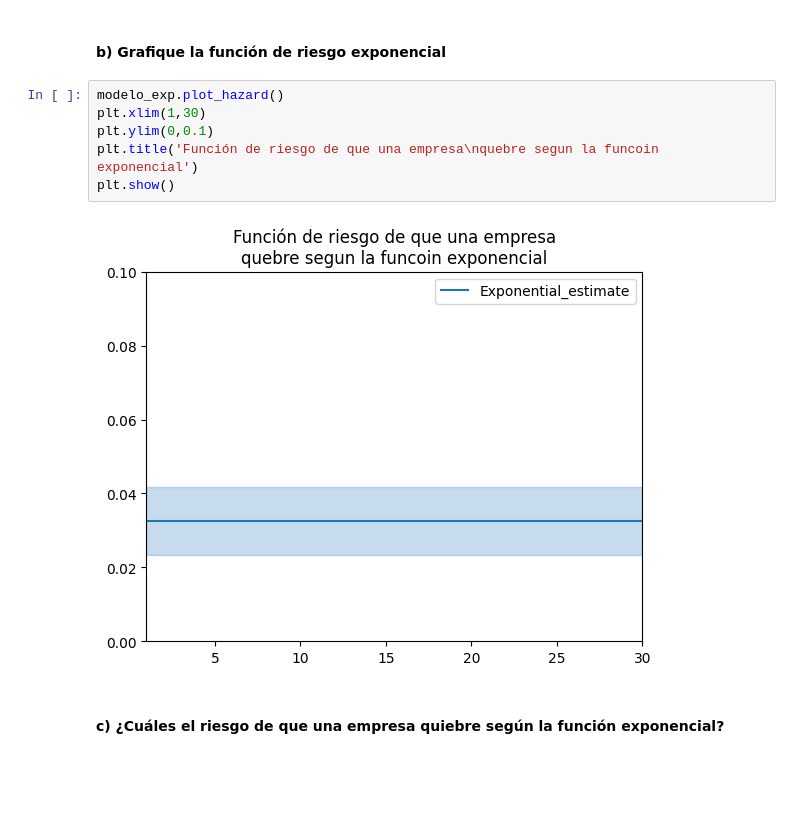
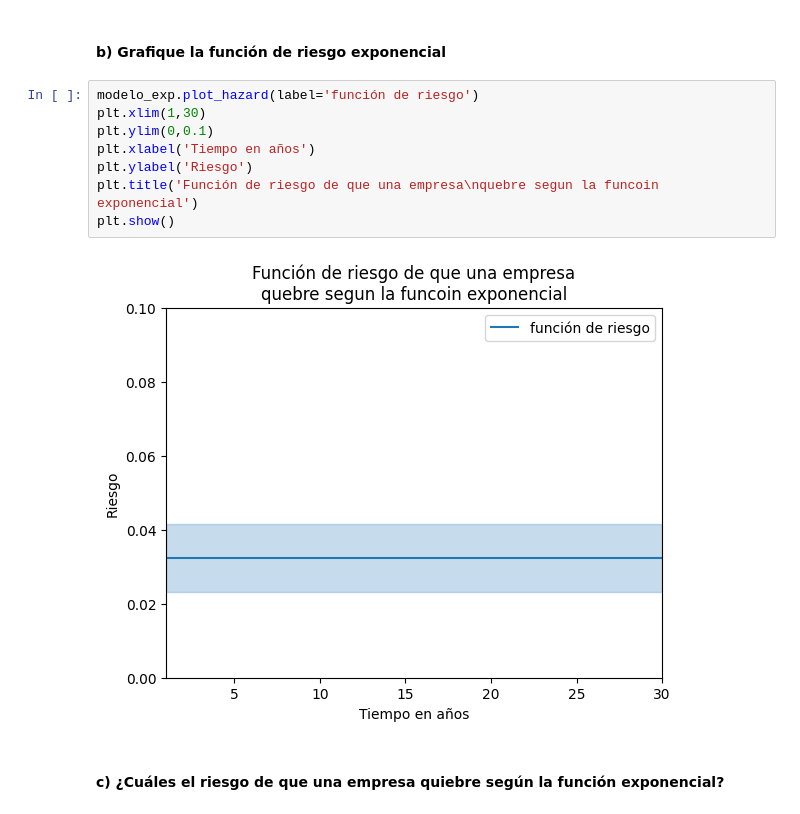
Before and after one commit to SalvadorAlmaguer0/EstadisticaAplicada, a Jupyter notebook: Actividad5_SAO_2076430_EAG41_sep2023.ipynb, the cells around one changed output. Cells and saved outputs as stored; diff of their text form; blank space fills up the shorter version.

```diff
--- a/Actividad5_SAO_2076430_EAG41_sep2023.ipynb
+++ b/Actividad5_SAO_2076430_EAG41_sep2023.ipynb
@@ -34,13 +34,15 @@ modelo_exp.print_summary()
 # %% [markdown]
 #### b) Grafique la función de riesgo exponencial
 # %%
-modelo_exp.plot_hazard()
+modelo_exp.plot_hazard(label='función de riesgo')
 plt.xlim(1,30)
 plt.ylim(0,0.1)
+plt.xlabel('Tiempo en años')
+plt.ylabel('Riesgo')
 plt.title('Función de riesgo de que una empresa\nquebre segun la funcoin exponencial')
 plt.show()
 # %% [output]
-[figure, old version]
+[figure, new version]
 # %% [markdown]
 #### c) ¿Cuáles  el  riesgo  de  que una empresa  quiebre  según  la  función exponencial?
 # %%
```
Also changed, not shown: parts of 3 cells of this notebook.
